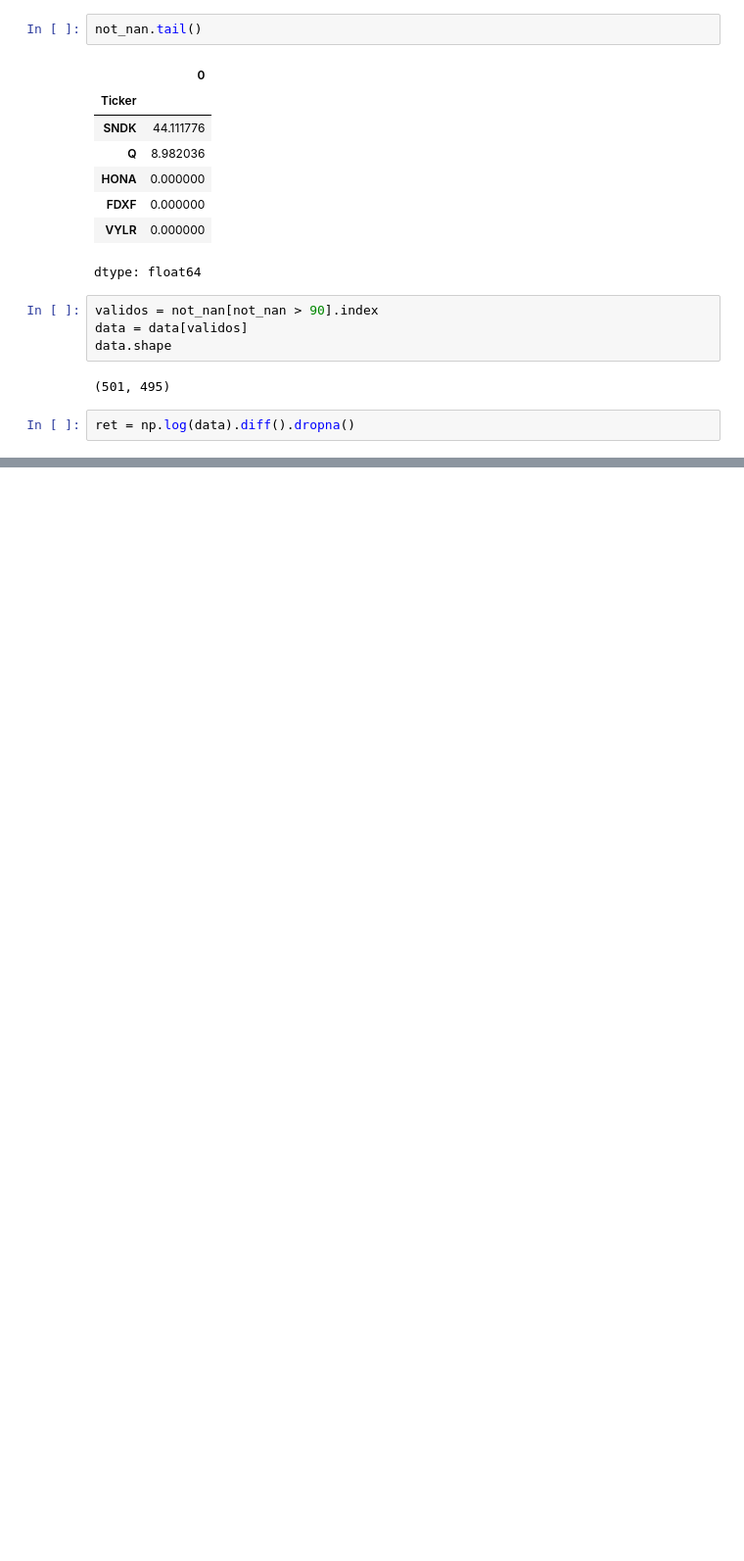
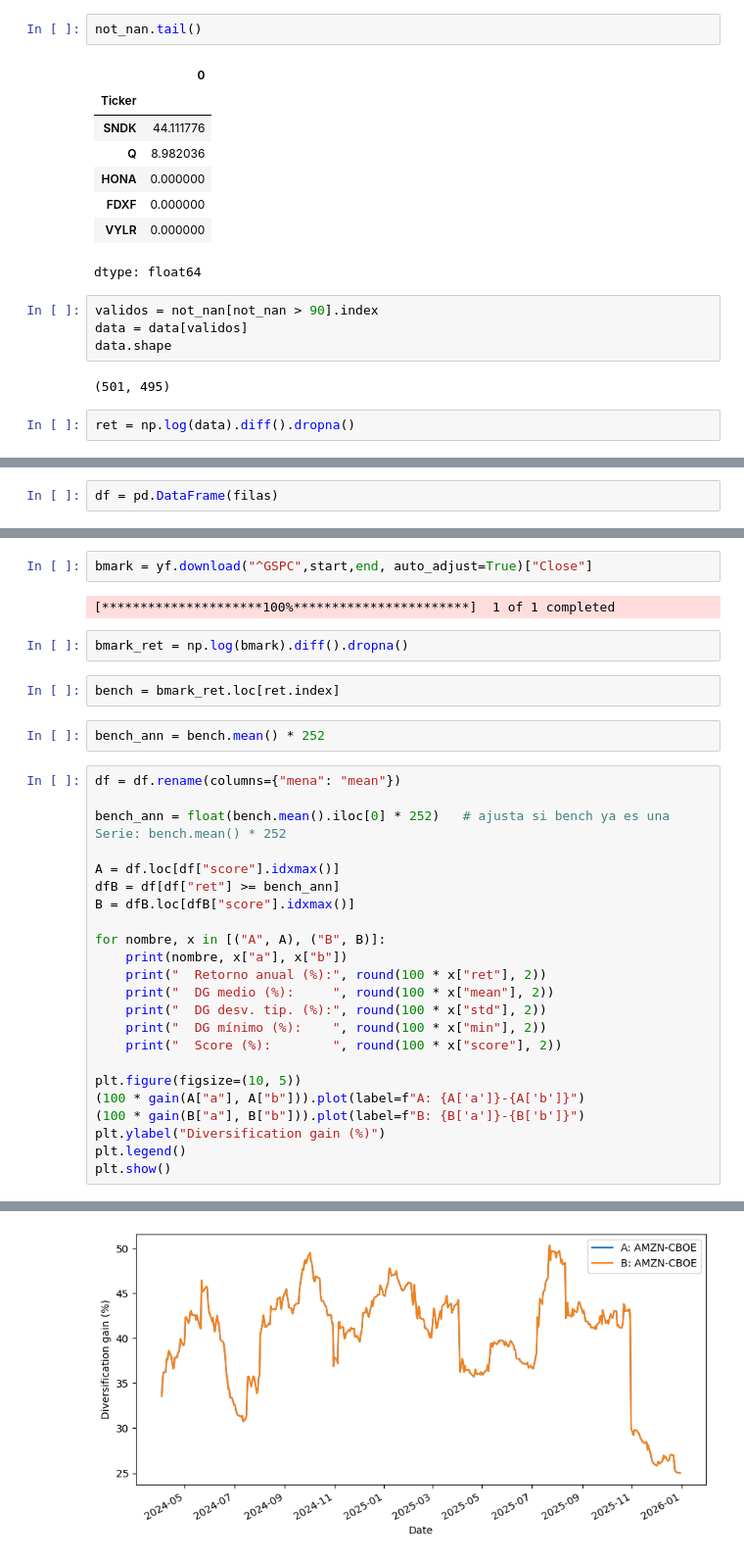
Before and after one commit to bynak06-cell/Finance-and-Technology, a Jupyter notebook: Tema_2_Carteras_Intro/src/SP_500_Diversification_Challenge_—_Find_the_Best_Diversifying_Pair.ipynb, the cells around one changed output, grey strips where cells are left out. Shown at 98% size. Cells and saved outputs as stored; diff of their text form; blank space fills up the shorter version.

```diff
--- a/Tema_2_Carteras_Intro/src/SP_500_Diversification_Challenge_—_Find_the_Best_Diversifying_Pair.ipynb
+++ b/Tema_2_Carteras_Intro/src/SP_500_Diversification_Challenge_—_Find_the_Best_Diversifying_Pair.ipynb
@@ -75,0 +127,2 @@ ret = np.log(data).diff().dropna()
+# %%
+df = pd.DataFrame(filas)
@@ -75,0 +143,34 @@ ret = np.log(data).diff().dropna()
+# %%
+bmark = yf.download("^GSPC",start,end, auto_adjust=True)["Close"]
+# %% [output]
+[*********************100%***********************]  1 of 1 completed
+# %%
+bmark_ret = np.log(bmark).diff().dropna()
+# %%
+bench = bmark_ret.loc[ret.index]
+# %%
+bench_ann = bench.mean() * 252
+# %%
+df = df.rename(columns={"mena": "mean"})
+
+bench_ann = float(bench.mean().iloc[0] * 252)   # ajusta si bench ya es una Serie: bench.mean() * 252
+
+A = df.loc[df["score"].idxmax()]
+dfB = df[df["ret"] >= bench_ann]
+B = dfB.loc[dfB["score"].idxmax()]
+
+for nombre, x in [("A", A), ("B", B)]:
+    print(nombre, x["a"], x["b"])
+    print("  Retorno anual (%):", round(100 * x["ret"], 2))
+    print("  DG medio (%):     ", round(100 * x["mean"], 2))
+    print("  DG desv. tip. (%):", round(100 * x["std"], 2))
+    print("  DG mínimo (%):    ", round(100 * x["min"], 2))
+    print("  Score (%):        ", round(100 * x["score"], 2))
+
+plt.figure(figsize=(10, 5))
+(100 * gain(A["a"], A["b"])).plot(label=f"A: {A['a']}-{A['b']}")
+(100 * gain(B["a"], B["b"])).plot(label=f"B: {B['a']}-{B['b']}")
+plt.ylabel("Diversification gain (%)")
+plt.legend()
+plt.show()
+# %% [output]
@@ -75,0 +189 @@ ret = np.log(data).diff().dropna()
+[figure, added]
```
Also changed, not shown: parts of 10 cells of this notebook.
